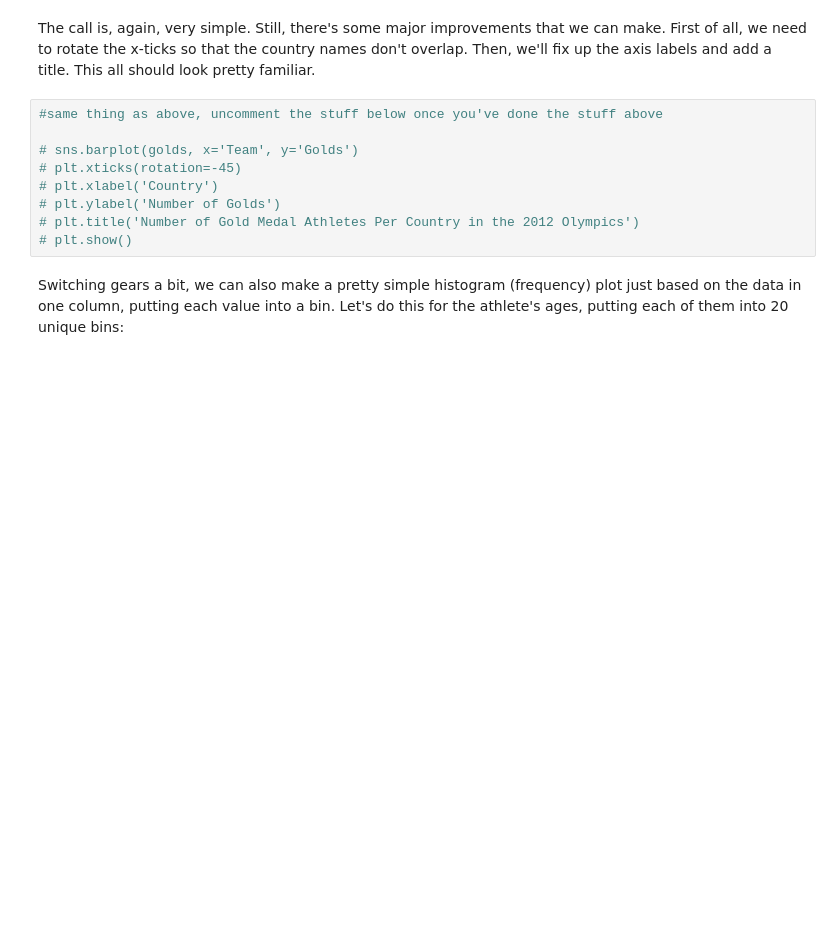
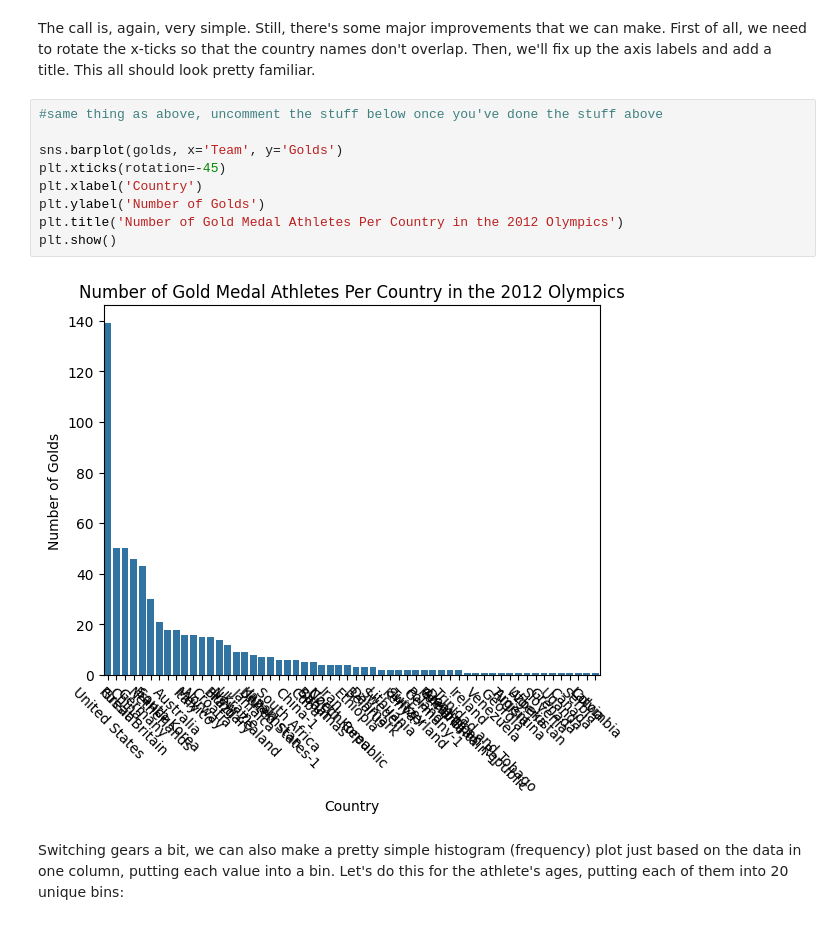
Before and after one commit to Stella0628/cdj_nme, a Jupyter notebook: workbook3.ipynb, the cells around one changed output. Saved outputs shown, nothing was run; the diff lists cells and outputs as text; blank space fills up the shorter version.

```diff
--- a/workbook3.ipynb
+++ b/workbook3.ipynb
@@ -156,12 +179,14 @@ The call is, again, very simple. Still, there's some major improvements that we
 # %%
 #same thing as above, uncomment the stuff below once you've done the stuff above
 
-# sns.barplot(golds, x='Team', y='Golds')
-# plt.xticks(rotation=-45)
-# plt.xlabel('Country')
-# plt.ylabel('Number of Golds')
-# plt.title('Number of Gold Medal Athletes Per Country in the 2012 Olympics')
-# plt.show()
+sns.barplot(golds, x='Team', y='Golds')
+plt.xticks(rotation=-45)
+plt.xlabel('Country')
+plt.ylabel('Number of Golds')
+plt.title('Number of Gold Medal Athletes Per Country in the 2012 Olympics')
+plt.show()
+# %% [output]
+[figure, added]
 # %% [markdown]
 Switching gears a bit, we can also make a pretty simple histogram (frequency) plot just based on the data in one column, putting each value into a bin. Let's do this for the athlete's ages, putting each of them into 20 unique bins:
 # %%
```
Also changed, not shown: parts of 11 cells of this notebook.
